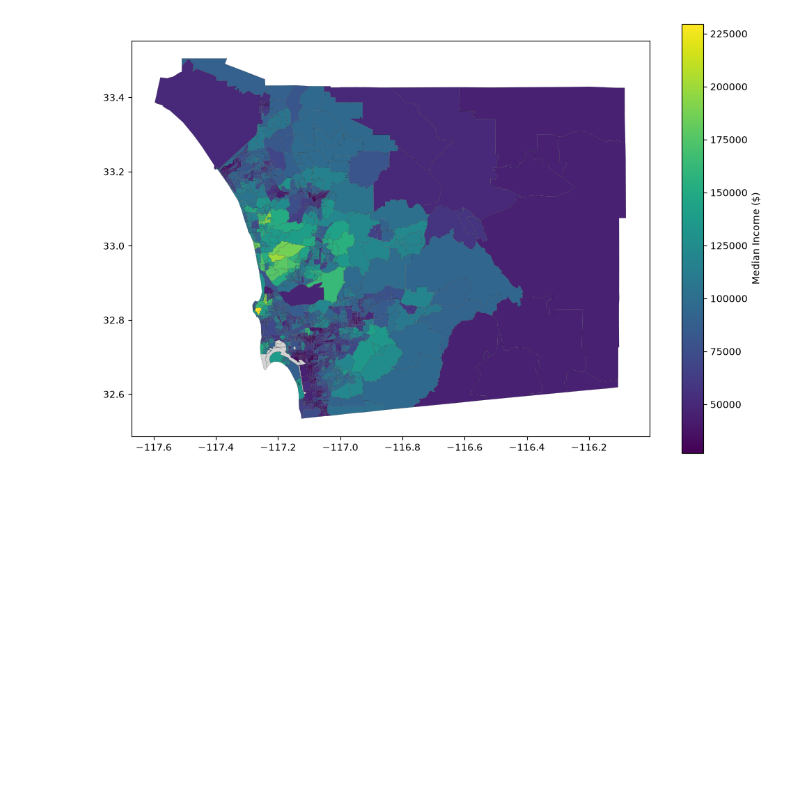
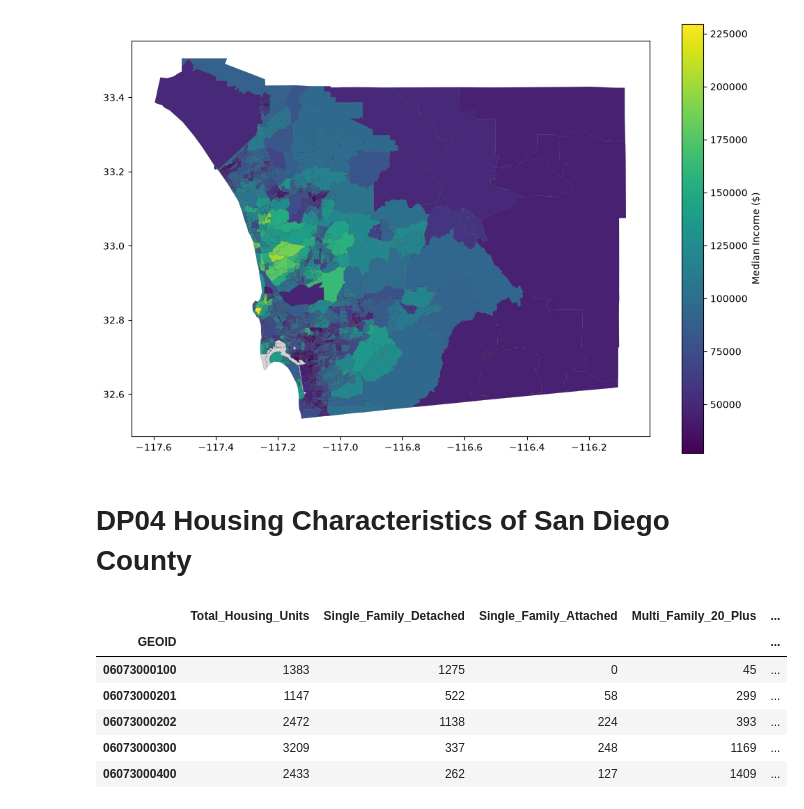
Before and after one commit to symptom-of-indigo/esm-grad-portfolio, a Jupyter notebook: sanDiego.ipynb, the cells around one changed output. Cells and saved outputs as stored; diff of their text form; code cells hidden in the pictures; blank space fills up the shorter version.

```diff
--- a/sanDiego.ipynb
+++ b/sanDiego.ipynb
@@ -472,3 +472,41 @@ sd_demographics.plot(
 # %% [output]
 <Axes: >
 [figure]
+# %% [markdown]
+# DP04 Housing Characteristics of San Diego County
+# %%
+# this follows the exact same process as above but for the DP04 data set from the Census Bureau, these are some of the interesting characteristics we can use for the VMT analysis and where housing units are most prevalent
+# target columns for DP04 (Housing Characteristics)
+columns_to_keep_dp04 = {
+    'GEO_ID': 'GEOID',
+    'DP04_0001E': 'Total_Housing_Units',
+    'DP04_0017E': 'Built_2014_or_Later',
+    'DP04_0018E': 'Built_2010_to_2013',
+    'DP04_0019E': 'Built_2000_to_2009',
+    'DP04_0007E': 'Single_Family_Detached',
+    'DP04_0008E': 'Single_Family_Attached',
+    'DP04_0013E': 'Multi_Family_20_Plus',
+    'DP04_0058E': 'Zero_Car_Households',
+    'DP04_0059E': 'One_Car_Households',
+    'DP04_0060E': 'Two_Car_Households',
+    'DP04_0061E': 'Three_Plus_Car_Households',
+    'DP04_0046E': 'Owner_Occupied',
+    'DP04_0047E': 'Renter_Occupied'
+}
+
+df_dp04 = pd.read_csv(inputdir / 'DP04/ACSDP5Y2019.DP04-Data.csv', skiprows=[1], usecols=columns_to_keep_dp04.keys())
+
+df_dp04 = df_dp04.rename(columns=columns_to_keep_dp04)
+
+df_dp04['GEOID'] = df_dp04['GEOID'].str.split('US').str[1]
+df_dp04 = df_dp04.set_index('GEOID')
+
+df_dp04.head()
+# %% [output]
+|  | Total_Housing_Units | Single_Family_Detached | Single_Family_Attached | Multi_Family_20_Plus | ... |
+| GEOID |  |  |  |  | ... |
+| 06073000100 | 1383 | 1275 | 0 | 45 | ... |
+| 06073000201 | 1147 | 522 | 58 | 299 | ... |
+| 06073000202 | 2472 | 1138 | 224 | 393 | ... |
+| 06073000300 | 3209 | 337 | 248 | 1169 | ... |
+| 06073000400 | 2433 | 262 | 127 | 1409 | ... |
```
Also changed, not shown: parts of 4 cells of this notebook.
